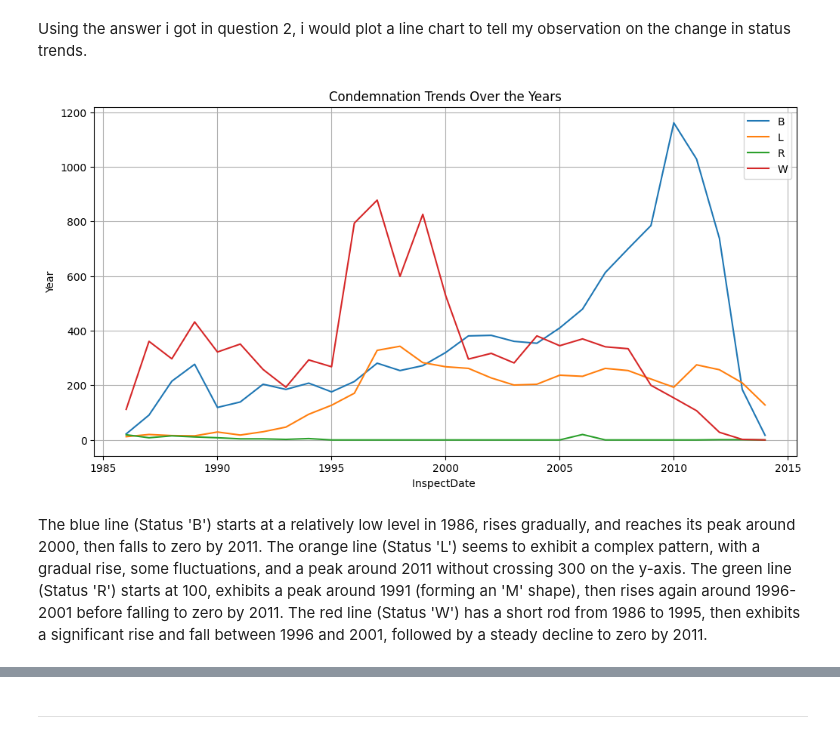
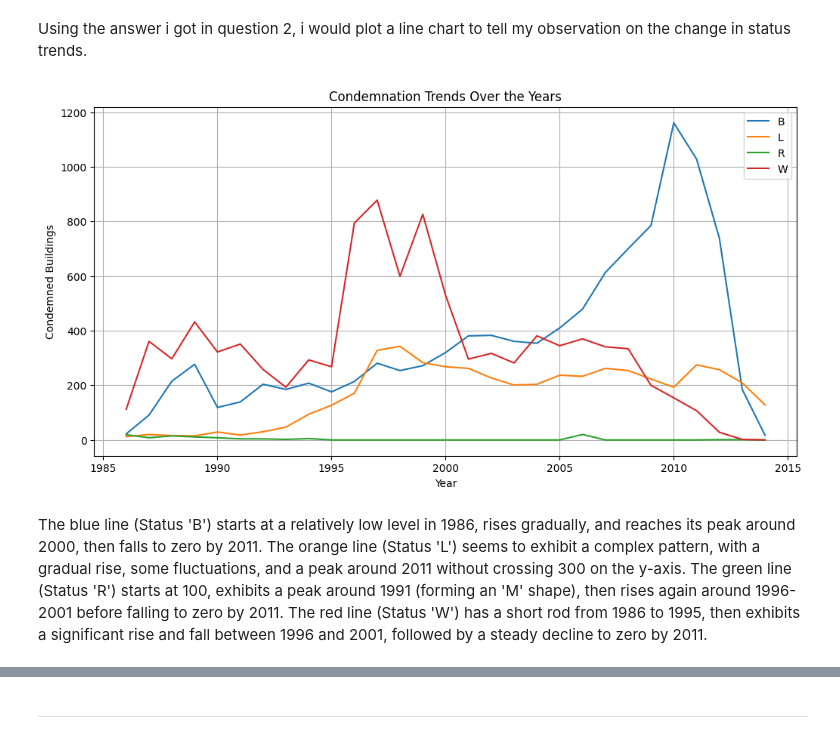
Before and after one commit to CAIKAYUBAKA/chimdinma, a Jupyter notebook: week12/week12_assignment_2.ipynb, the cells around one changed output, grey strips where cells are left out. Saved outputs shown, nothing was run; the diff lists cells and outputs as text; code cells hidden in the pictures.

```diff
--- a/week12/week12_assignment_2.ipynb
+++ b/week12/week12_assignment_2.ipynb
@@ -93,35 +99,32 @@ Using the answer i got in question 2, i would plot a line chart to tell my obser
 # %%
 import matplotlib.pyplot as plt
 
 # My dataFrame from Answer 2
 data = {
     'B': [22, 91, 215, 277, 119, 139, 204, 185, 208, 176, 214, 281, 254, 272, 320, 381, 383, 361, 354, 410, 479, 613, 700, 785, 1161, 1028, 738, 185, 17],
     'L': [12, 20, 16, 15, 29, 18, 30, 47, 94, 127, 171, 328, 343, 283, 268, 262, 227, 201, 204, 237, 233, 262, 254, 223, 193, 275, 257, 209, 128],
     'R': [19, 8, 15, 11, 8, 4, 4, 2, 5, 0, 0, 0, 0, 0, 0, 0, 0, 0, 0, 0, 20, 0, 0, 0, 0, 0, 1, 1, 0],
     'W': [112, 361, 297, 432, 322, 351, 258, 193, 293, 268, 794, 878, 599, 826, 529, 296, 317, 282, 381, 345, 370, 341, 334, 200, 154, 107, 28, 2, 0]
 }
 
 # Create a DataFrame from the data
 df = pd.DataFrame(data, index=range(1986, 2015))
 
 # Plotting
 plt.figure(figsize=(12, 6))
 plt.plot(df.index, df['B'], label='B')
 plt.plot(df.index, df['L'], label='L')
 plt.plot(df.index, df['R'], label='R')
 plt.plot(df.index, df['W'], label='W')
 
 # Add labels and title
-plt.xlabel('InspectDate ')
-plt.ylabel('Year')
+plt.xlabel('Year')
+plt.ylabel('Condemned Buildings')
 plt.title('Condemnation Trends Over the Years')
 plt.legend()
 plt.grid(True)
 plt.show()
 # %% [output]
-[figure, old version]
+[figure, new version]
 # %% [markdown]
-The blue line (Status 'B') starts at a relatively low level in 1986, rises gradually, and reaches its peak around 2000, then falls to zero by 2011.
-The orange line (Status 'L') seems to exhibit a complex pattern, with a gradual rise, some fluctuations, and a peak around 2011 without crossing 300 on the y-axis.
-The green line (Status 'R') starts at 100, exhibits a peak around 1991 (forming an 'M' shape), then rises again around 1996-2001 before falling to zero by 2011.
-The red line (Status 'W') has a short rod from 1986 to 1995, then exhibits a significant rise and fall between 1996 and 2001, followed by a steady decline to zero by 2011.
+The blue line (Status 'B') starts at a relatively low level in 1986, rises gradually, and reaches its peak around 2000, then falls to zero by 2011. The orange line (Status 'L') seems to exhibit a complex pattern, with a gradual rise, some fluctuations, and a peak around 2011 without crossing 300 on the y-axis. The green line (Status 'R') starts at 100, exhibits a peak around 1991 (forming an 'M' shape), then rises again around 1996-2001 before falling to zero by 2011. The red line (Status 'W') has a short rod from 1986 to 1995, then exhibits a significant rise and fall between 1996 and 2001, followed by a steady decline to zero by 2011.
```
Also changed, not shown: parts of 13 cells of this notebook.
